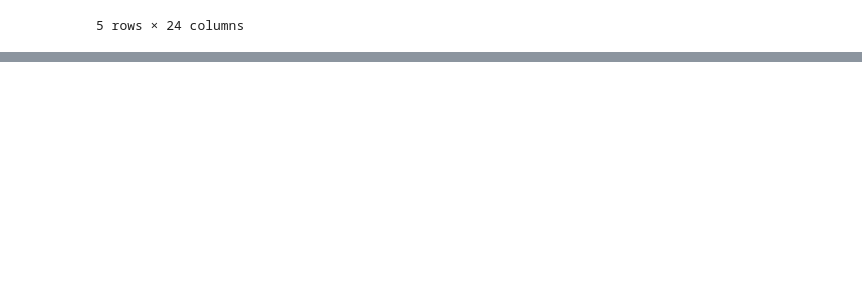
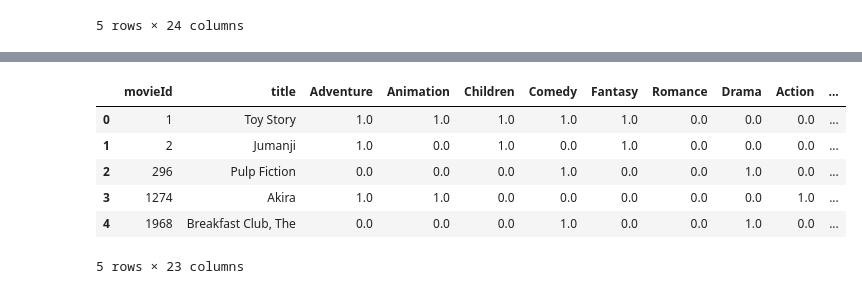
Before and after one commit to HarshitDawar55/Machine_And_Deep_Learning, a Jupyter notebook: Projects/Machine_Learning_Projects/Content_Based_Recommendation_System/Content_Based_Recommendation_System.ipynb, the cells around one changed output, grey strips where cells are left out. Saved outputs shown, nothing was run; the diff lists cells and outputs as text; code cells hidden in the pictures; blank space fills up the shorter version.

```diff
--- a/Projects/Machine_Learning_Projects/Content_Based_Recommendation_System/Content_Based_Recommendation_System.ipynb
+++ b/Projects/Machine_Learning_Projects/Content_Based_Recommendation_System/Content_Based_Recommendation_System.ipynb
@@ -113,0 +194,12 @@ data_copy.loc
+# %%
+Final_input_movie.drop(["genres", "year"], axis = 1, inplace = True)
+# %%
+Final_input_movie
+# %% [output]
+|  | movieId | title | Adventure | Animation | Children | Comedy | Fantasy | Romance | Drama | Action | ... |
+| 0 | 1 | Toy Story | 1.0 | 1.0 | 1.0 | 1.0 | 1.0 | 0.0 | 0.0 | 0.0 | ... |
+| 1 | 2 | Jumanji | 1.0 | 0.0 | 1.0 | 0.0 | 1.0 | 0.0 | 0.0 | 0.0 | ... |
+| 2 | 296 | Pulp Fiction | 0.0 | 0.0 | 0.0 | 1.0 | 0.0 | 0.0 | 1.0 | 0.0 | ... |
+| 3 | 1274 | Akira | 1.0 | 1.0 | 0.0 | 0.0 | 0.0 | 0.0 | 0.0 | 1.0 | ... |
+| 4 | 1968 | Breakfast Club, The | 0.0 | 0.0 | 0.0 | 1.0 | 0.0 | 0.0 | 1.0 | 0.0 | ... |
+5 rows × 23 columns
```
Also changed, not shown: parts of 13 cells of this notebook.
